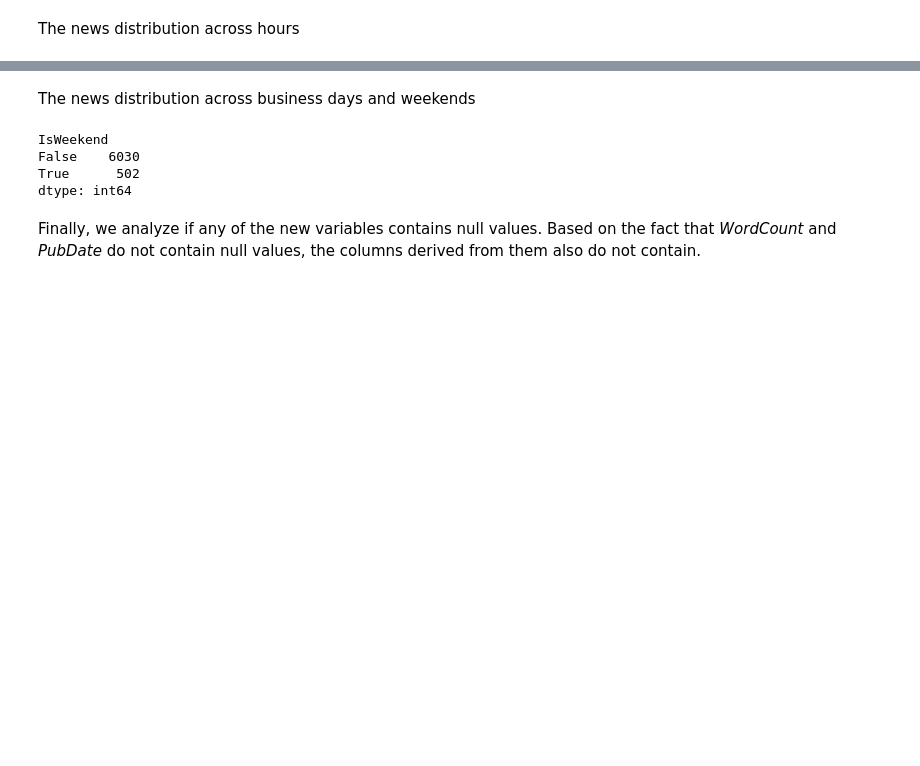
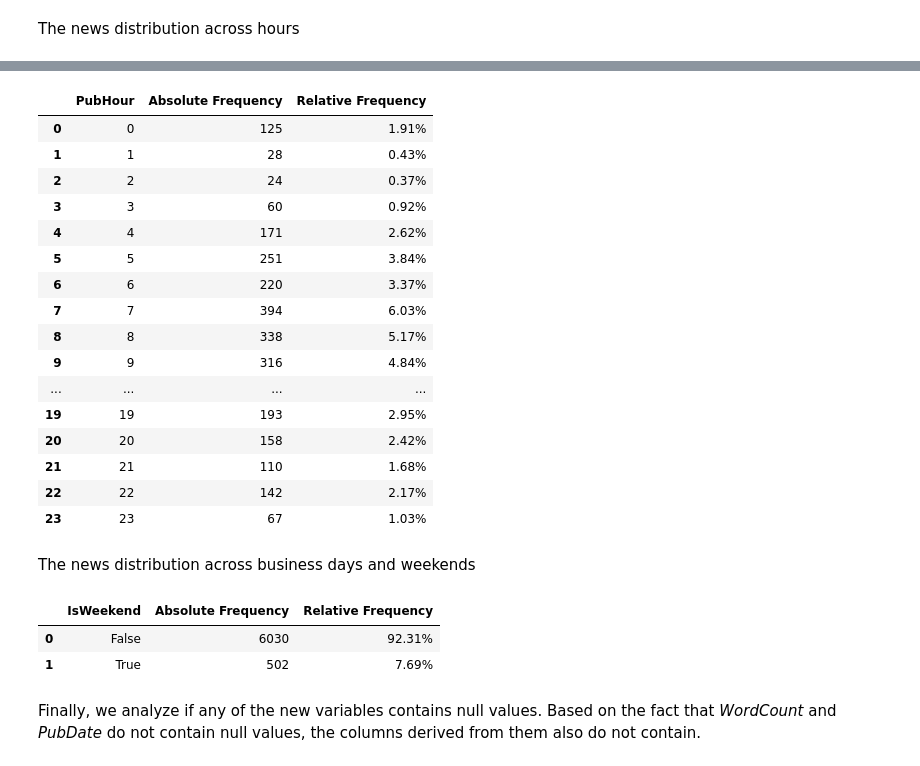
Before and after one commit to brunovilar/DataAnalysisCourse, a Jupyter notebook: Data-Management-and-Visualization/Week3-DataManipulation.ipynb, the cells around one changed output, grey strips where cells are left out. Drawn from its saved outputs; the diff is of its cells as text; code cells hidden in the pictures; blank space fills up the shorter version.

```diff
--- a/Data-Management-and-Visualization/Week3-DataManipulation.ipynb
+++ b/Data-Management-and-Visualization/Week3-DataManipulation.ipynb
@@ -301,12 +300,31 @@ dtype: int64
+# %%
+create_frequency_table(sub_dataset, 'PubHour')
+# %% [output]
+|  | PubHour | Absolute Frequency | Relative Frequency |
+| 0 | 0 | 125 | 1.91% |
+| 1 | 1 | 28 | 0.43% |
+| 2 | 2 | 24 | 0.37% |
+| 3 | 3 | 60 | 0.92% |
+| 4 | 4 | 171 | 2.62% |
+| 5 | 5 | 251 | 3.84% |
+| 6 | 6 | 220 | 3.37% |
+| 7 | 7 | 394 | 6.03% |
+| 8 | 8 | 338 | 5.17% |
+| 9 | 9 | 316 | 4.84% |
+| ... | ... | ... | ... |
+| 19 | 19 | 193 | 2.95% |
+| 20 | 20 | 158 | 2.42% |
+| 21 | 21 | 110 | 1.68% |
+| 22 | 22 | 142 | 2.17% |
+| 23 | 23 | 67 | 1.03% |
 # %% [markdown]
 The news distribution across business days and weekends
-# %%
-sub_dataset.groupby(["IsWeekend"]).size()
-# %% [output]
-IsWeekend
-False    6030
-True      502
-dtype: int64
+# %%
+create_frequency_table(sub_dataset, 'IsWeekend')
+# %% [output]
+|  | IsWeekend | Absolute Frequency | Relative Frequency |
+| 0 | False | 6030 | 92.31% |
+| 1 | True | 502 | 7.69% |
 # %% [markdown]
 Finally, we analyze if any of the new variables contains null values. Based on the fact that *WordCount* and *PubDate* do not contain null values, the columns derived from them also do not contain.
 # %%
```
Also changed, not shown: parts of 13 cells of this notebook.
